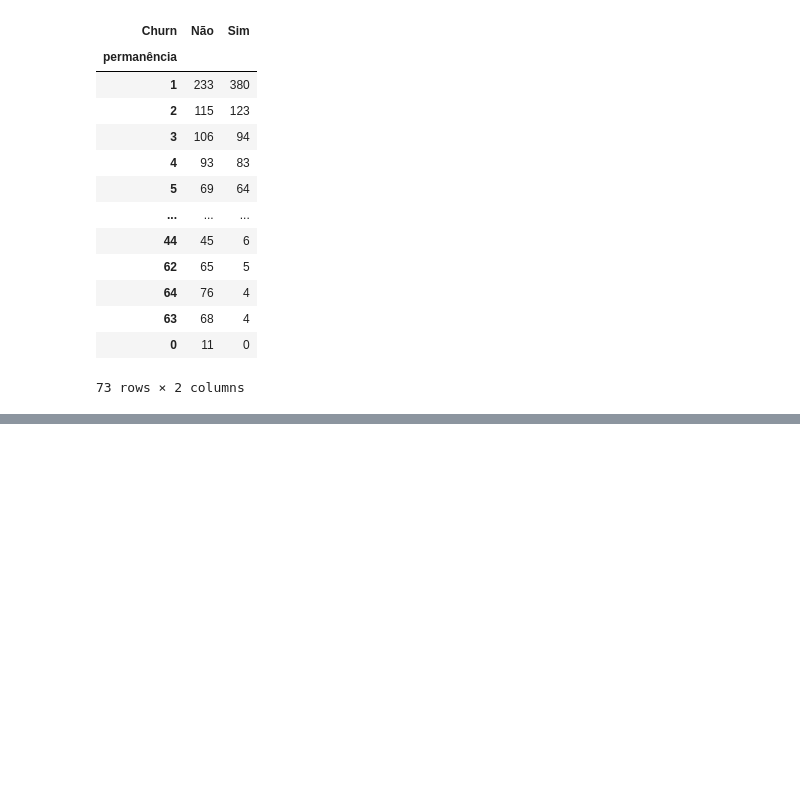
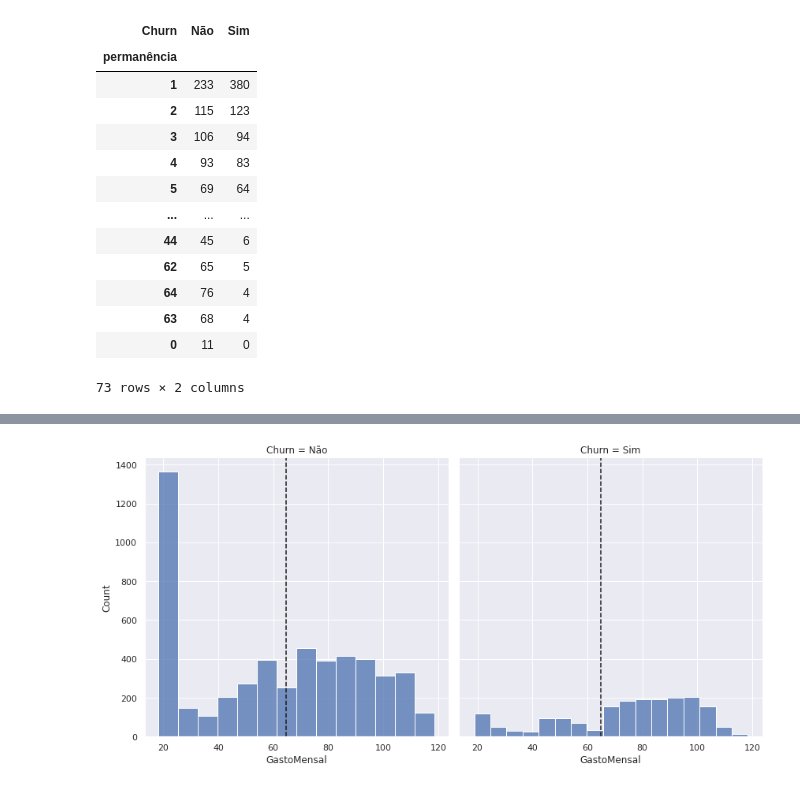
Before and after one commit to devayache/AluraVoz, a Jupyter notebook: AluraVoz.ipynb, the cells around one changed output, grey strips where cells are left out. Cells and saved outputs as stored; diff of their text form; code cells hidden in the pictures; blank space fills up the shorter version.

```diff
--- a/AluraVoz.ipynb
+++ b/AluraVoz.ipynb
@@ -788,0 +824,6 @@ Aparentemente os clientes que mais tem a tendência de deixar a empresa são cli
+# %%
+g = sns.FacetGrid(clientes, col='Churn', size=6, aspect=1)
+g.map(sns.histplot, 'GastoMensal')
+g.refline(x=clientes['GastoMensal'].mean(), color='k', lw=1.5)
+# %% [output]
+[figure, added]
```
Also changed, not shown: parts of 19 cells of this notebook.
